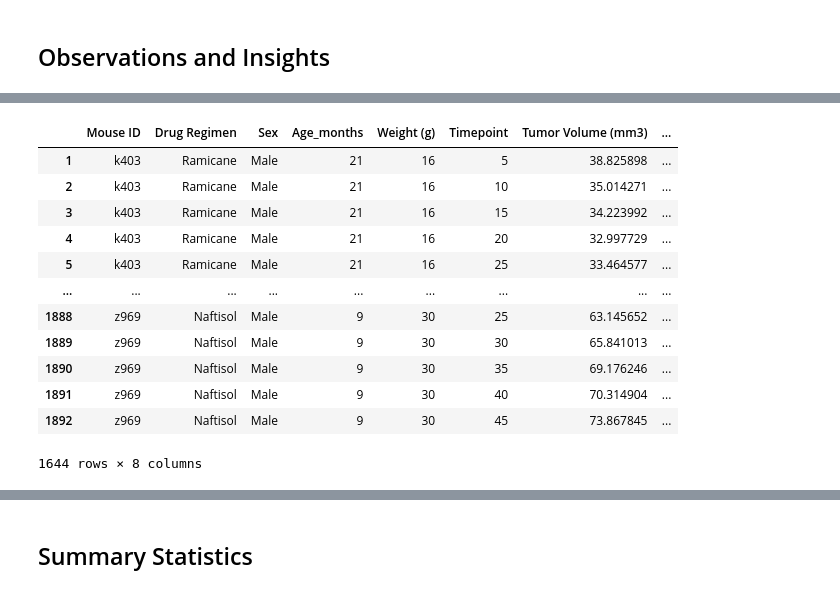
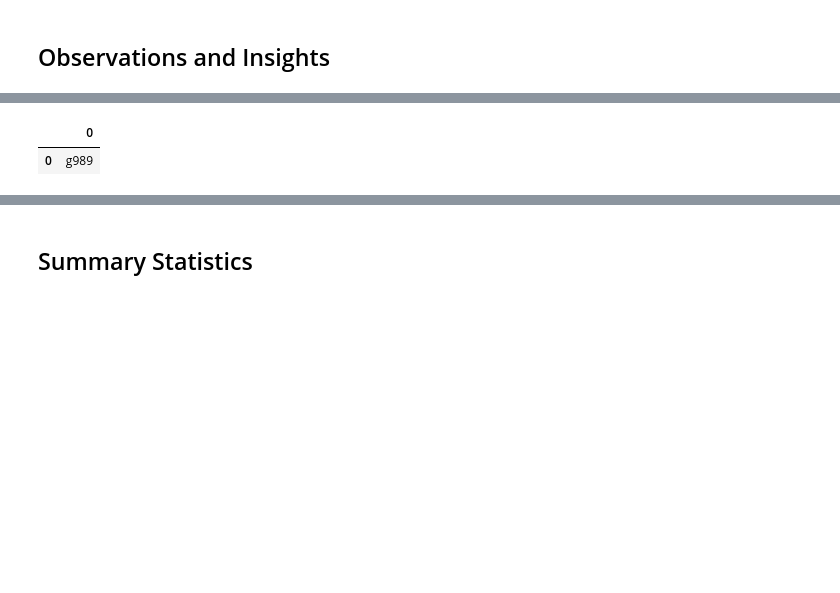
Before and after one commit to sinda002/Matplotlib, a Jupyter notebook: 02-Homework_05-Matplotlib_Instructions_Pymaceuticals_pymaceuticals_starter (1).ipynb, the cells around one changed output, grey strips where cells are left out. Drawn from its saved outputs; the diff is of its cells as text; code cells hidden in the pictures; blank space fills up the shorter version.

Commit message:
matplotlib11

```diff
--- a/02-Homework_05-Matplotlib_Instructions_Pymaceuticals_pymaceuticals_starter (1).ipynb
+++ b/02-Homework_05-Matplotlib_Instructions_Pymaceuticals_pymaceuticals_starter (1).ipynb
@@ -5,6 +5,11 @@
 import matplotlib.pyplot as plt
 import pandas as pd
 import scipy.stats as st
+import numpy as np
+import seaborn as sns
+from scipy.stats import linregress
+from matplotlib.pyplot import figure
+from sklearn import datasets
 
 # Study data files
 mouse_metadata_path = "Pymaceuticals/02-Homework_05-Matplotlib_Instructions_Pymaceuticals_data_Mouse_metadata.csv"
@@ -15,8 +20,8 @@ mouse_metadata = pd.read_csv(mouse_metadata_path)
 study_results = pd.read_csv(study_results_path)
 
 # Combine the data into a single dataset
-data_df = pd.merge(mouse_metadata, study_results, how='outer', on='Mouse ID')
+data_df = pd.merge(mouse_metadata, study_results, how='outer')
+
+# Display the data table for preview
 data_df.head()
-# Display the data table for preview
-study_results.head()
 # %% [output]
@@ -35,4 +41,3 @@ mouse_count
 # %%
 # Getting the duplicate mice by ID number that shows up for Mouse ID and Timepoint.
-duplicates = data_df[data_df.duplicated(["Mouse ID","Timepoint"])]
-duplicates
+duplicate_mice = data_df.loc[data_df.duplicated(subset=['Mouse ID', 'Timepoint',]),'Mouse ID'].unique()
@@ -46,20 +44,9 @@ duplicates
 # %%
 # Optional: Get all the data for the duplicate mouse ID.
-all_duplicate_rows = data_df[data_df.duplicated(['Mouse ID',])]
-all_duplicate_rows
+all_duplicate_mouse_id=pd.DataFrame(duplicate_mice)
+all_duplicate_mouse_id
 # %% [output]
-|  | Mouse ID | Drug Regimen | Sex | Age_months | Weight (g) | Timepoint | Tumor Volume (mm3) | ... |
-| 1 | k403 | Ramicane | Male | 21 | 16 | 5 | 38.825898 | ... |
-| 2 | k403 | Ramicane | Male | 21 | 16 | 10 | 35.014271 | ... |
-| 3 | k403 | Ramicane | Male | 21 | 16 | 15 | 34.223992 | ... |
-| 4 | k403 | Ramicane | Male | 21 | 16 | 20 | 32.997729 | ... |
-| 5 | k403 | Ramicane | Male | 21 | 16 | 25 | 33.464577 | ... |
-| ... | ... | ... | ... | ... | ... | ... | ... | ... |
-| 1888 | z969 | Naftisol | Male | 9 | 30 | 25 | 63.145652 | ... |
-| 1889 | z969 | Naftisol | Male | 9 | 30 | 30 | 65.841013 | ... |
-| 1890 | z969 | Naftisol | Male | 9 | 30 | 35 | 69.176246 | ... |
-| 1891 | z969 | Naftisol | Male | 9 | 30 | 40 | 70.314904 | ... |
-| 1892 | z969 | Naftisol | Male | 9 | 30 | 45 | 73.867845 | ... |
+|  | 0 |
+| 0 | g989 |
-1644 rows × 8 columns
 # %%
 # Create a clean DataFrame by dropping the duplicate mouse by its ID.
```
Also changed, not shown: parts of 26 cells of this notebook, 1 other file.
